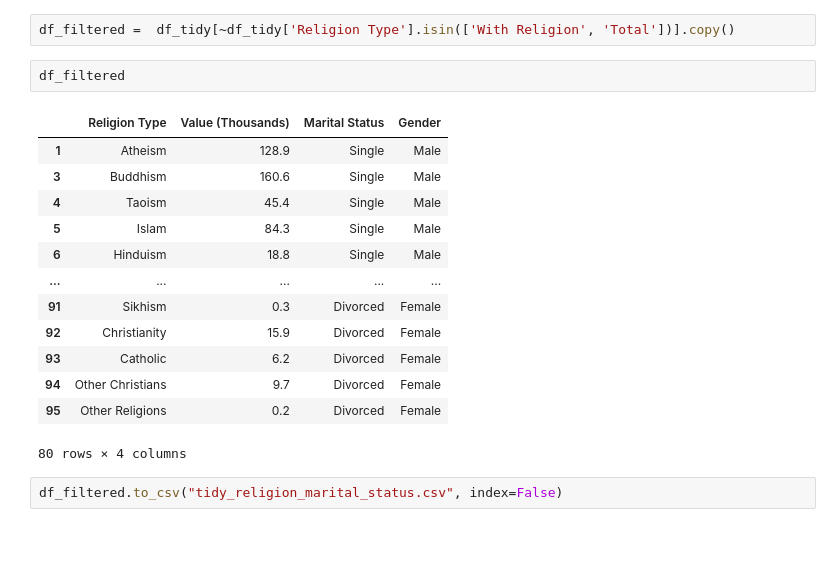
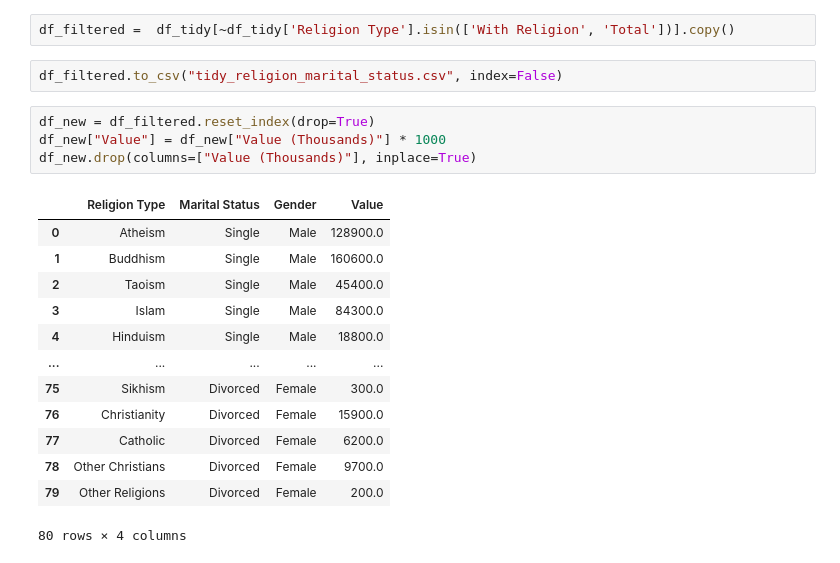
Before and after one commit to jayelle0609/Tidying-Data-Files, a Jupyter notebook: Tidy_Data/Tidying_Data-Marriage-Religion-in-SG.ipynb, the cells around one changed output. Cells and saved outputs as stored; diff of their text form.

```diff
--- a/Tidy_Data/Tidying_Data-Marriage-Religion-in-SG.ipynb
+++ b/Tidy_Data/Tidying_Data-Marriage-Religion-in-SG.ipynb
@@ -122,21 +122,23 @@ df_tidy['Religion Type'] = df_tidy['Religion Type'].replace({
     "No Religion" : "Atheism"})
 # %%
 df_filtered =  df_tidy[~df_tidy['Religion Type'].isin(['With Religion', 'Total'])].copy()
-# %%
-df_filtered
-# %% [output]
-|  | Religion Type | Value (Thousands) | Marital Status | Gender |
-| 1 | Atheism | 128.9 | Single | Male |
-| 3 | Buddhism | 160.6 | Single | Male |
-| 4 | Taoism | 45.4 | Single | Male |
-| 5 | Islam | 84.3 | Single | Male |
-| 6 | Hinduism | 18.8 | Single | Male |
-| ... | ... | ... | ... | ... |
-| 91 | Sikhism | 0.3 | Divorced | Female |
-| 92 | Christianity | 15.9 | Divorced | Female |
-| 93 | Catholic | 6.2 | Divorced | Female |
-| 94 | Other Christians | 9.7 | Divorced | Female |
-| 95 | Other Religions | 0.2 | Divorced | Female |
-80 rows × 4 columns
 # %%
 df_filtered.to_csv("tidy_religion_marital_status.csv", index=False)
+# %%
+df_new = df_filtered.reset_index(drop=True)
+df_new["Value"] = df_new["Value (Thousands)"] * 1000
+df_new.drop(columns=["Value (Thousands)"], inplace=True)
+# %% [output]
+|  | Religion Type | Marital Status | Gender | Value |
+| 0 | Atheism | Single | Male | 128900.0 |
+| 1 | Buddhism | Single | Male | 160600.0 |
+| 2 | Taoism | Single | Male | 45400.0 |
+| 3 | Islam | Single | Male | 84300.0 |
+| 4 | Hinduism | Single | Male | 18800.0 |
+| ... | ... | ... | ... | ... |
+| 75 | Sikhism | Divorced | Female | 300.0 |
+| 76 | Christianity | Divorced | Female | 15900.0 |
+| 77 | Catholic | Divorced | Female | 6200.0 |
+| 78 | Other Christians | Divorced | Female | 9700.0 |
+| 79 | Other Religions | Divorced | Female | 200.0 |
+80 rows × 4 columns
```
Also changed, not shown: parts of 7 cells of this notebook, 1 other file.
